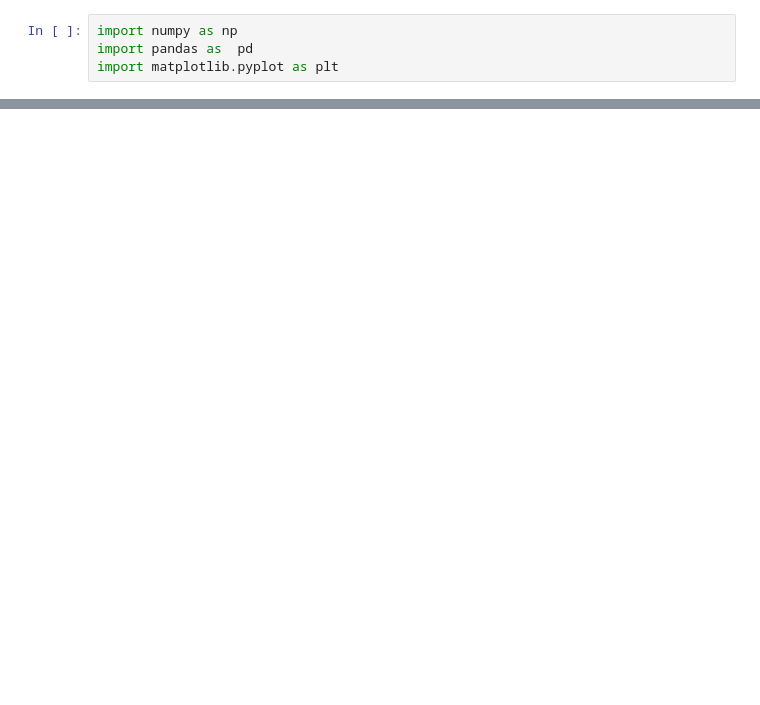
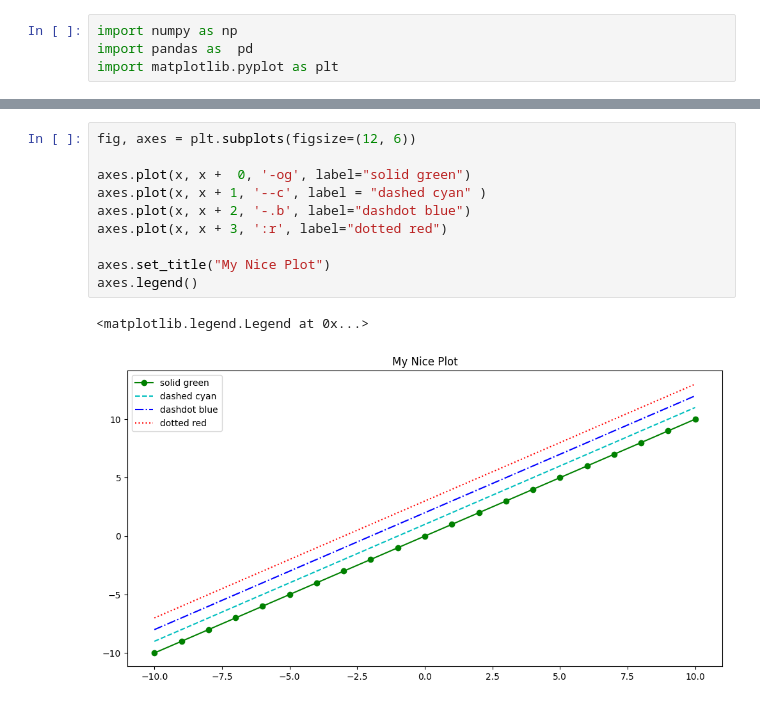
Before and after one commit to Mulenga-Chilambwe/Learn-How-to-Visualize-your-data, a Jupyter notebook: data_visualization.ipynb, the cells around one changed output, grey strips where cells are left out. Drawn from its saved outputs; the diff is of its cells as text; blank space fills up the shorter version.

```diff
--- a/data_visualization.ipynb
+++ b/data_visualization.ipynb
@@ -21,0 +79,13 @@ array([-10,  -9,  -8,  -7,  -6,  -5,  -4,  -3,  -2,  -1,   0,   1,   2,
+# %%
+fig, axes = plt.subplots(figsize=(12, 6))
+
+axes.plot(x, x +  0, '-og', label="solid green")
+axes.plot(x, x + 1, '--c', label = "dashed cyan" )
+axes.plot(x, x + 2, '-.b', label="dashdot blue")
+axes.plot(x, x + 3, ':r', label="dotted red")
+
+axes.set_title("My Nice Plot")
+axes.legend()
+# %% [output]
+<matplotlib.legend.Legend at 0x...>
+[figure, added]
```
Also changed, not shown: parts of 19 cells of this notebook.
